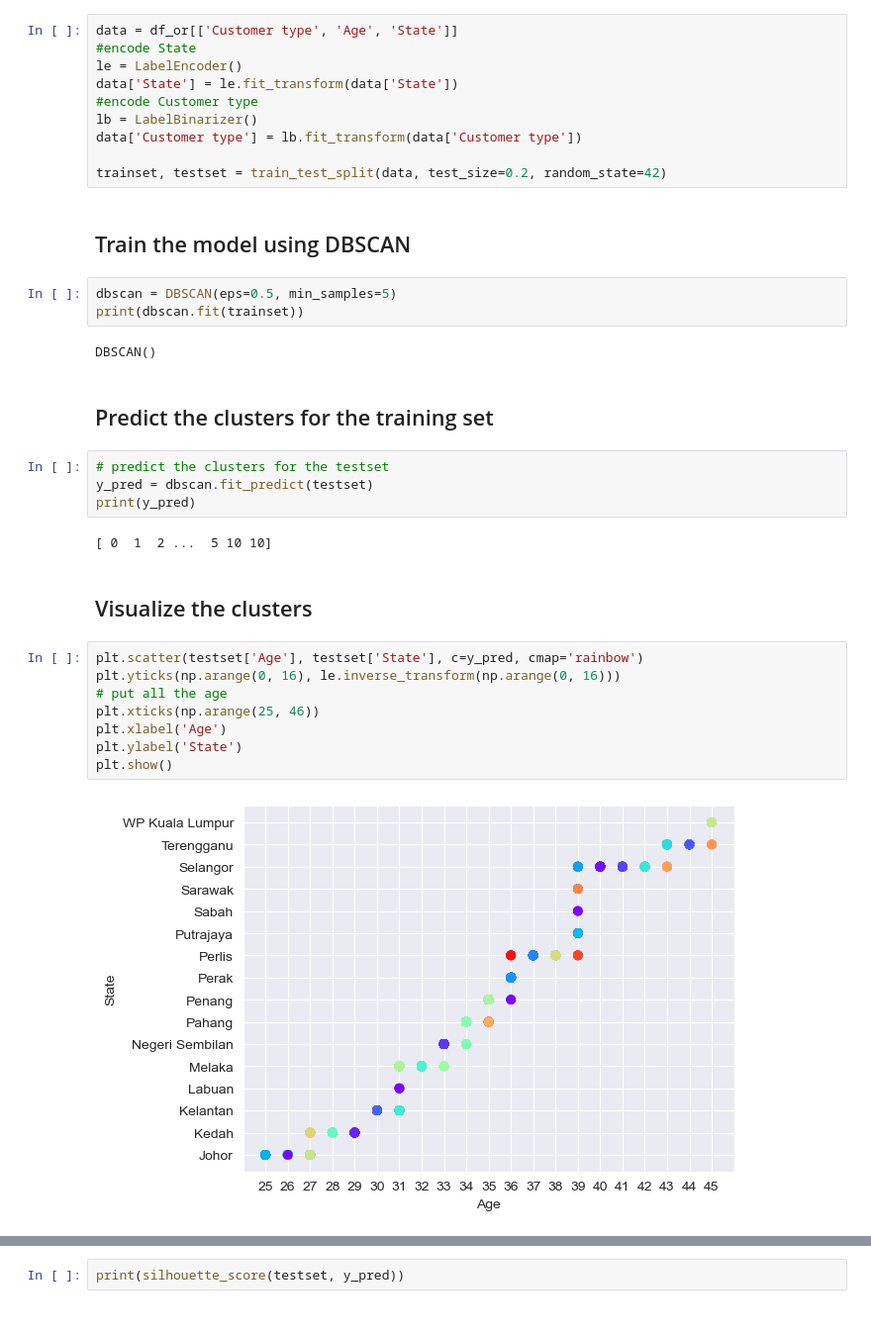
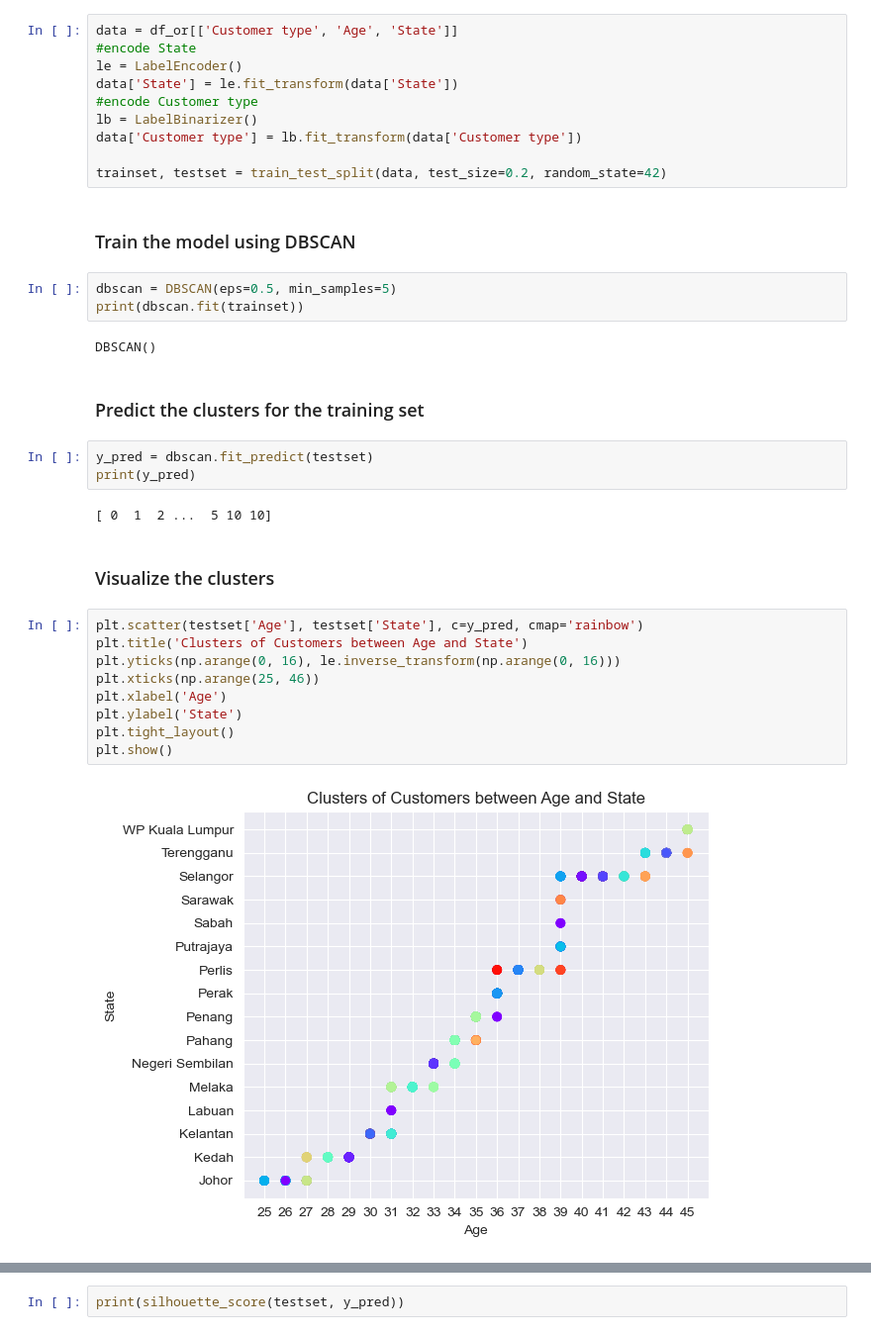
Before and after one commit to sanchick02/AlhaAlfa, a Jupyter notebook: AlhaAlfa_main(1).ipynb, the cells around one changed output, grey strips where cells are left out. Shown: that part at 99% size. Cells and saved outputs as stored; diff of their text form.

```diff
--- a/AlhaAlfa_main(1).ipynb
+++ b/AlhaAlfa_main(1).ipynb
@@ -401,30 +398,30 @@ data['Customer type'] = lb.fit_transform(data['Customer type'])
 
 trainset, testset = train_test_split(data, test_size=0.2, random_state=42)
 # %% [markdown]
-## Train the model using DBSCAN
+### Train the model using DBSCAN
 # %%
 dbscan = DBSCAN(eps=0.5, min_samples=5)
 print(dbscan.fit(trainset))
 # %% [output]
 DBSCAN()
 # %% [markdown]
-## Predict the clusters for the training set
+### Predict the clusters for the training set
 # %%
-# predict the clusters for the testset
 y_pred = dbscan.fit_predict(testset)
 print(y_pred)
 # %% [output]
 [ 0  1  2 ...  5 10 10]
 # %% [markdown]
-## Visualize the clusters
+### Visualize the clusters
 # %%
 plt.scatter(testset['Age'], testset['State'], c=y_pred, cmap='rainbow')
+plt.title('Clusters of Customers between Age and State')
 plt.yticks(np.arange(0, 16), le.inverse_transform(np.arange(0, 16)))
-# put all the age
 plt.xticks(np.arange(25, 46))
 plt.xlabel('Age')
 plt.ylabel('State')
+plt.tight_layout()
 plt.show()
 # %% [output]
-[figure, old version]
+[figure, new version]
 # %% [markdown]
```
Also changed, not shown: parts of 38 cells of this notebook, 1 other file.
